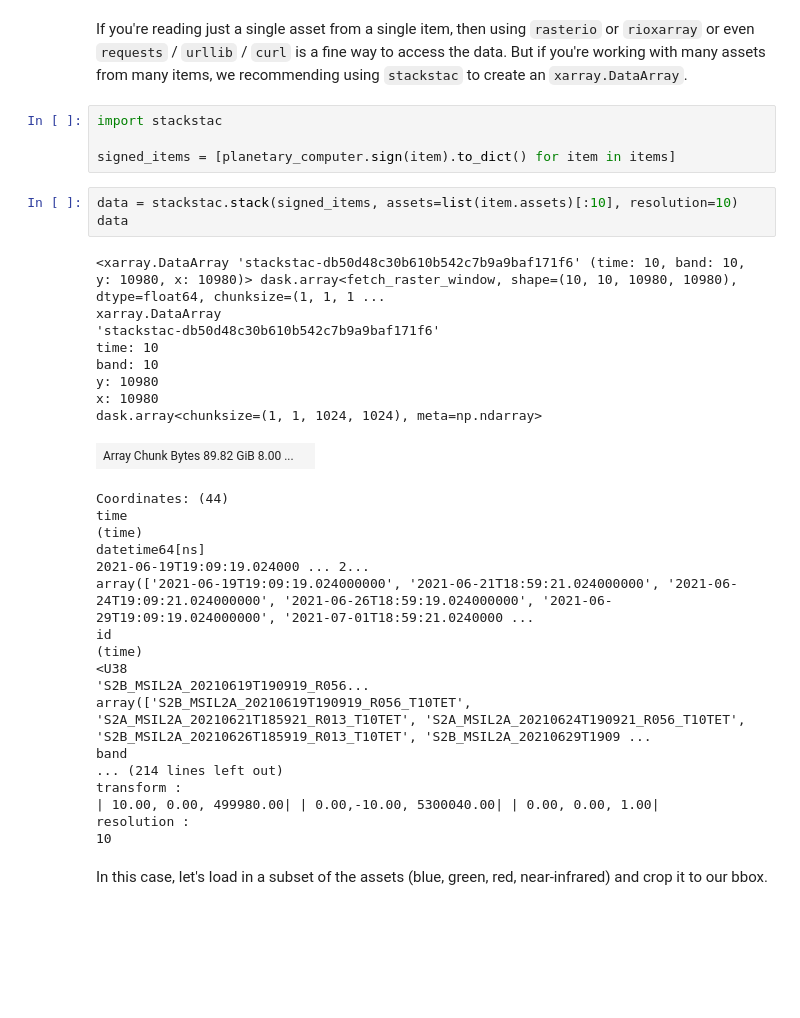
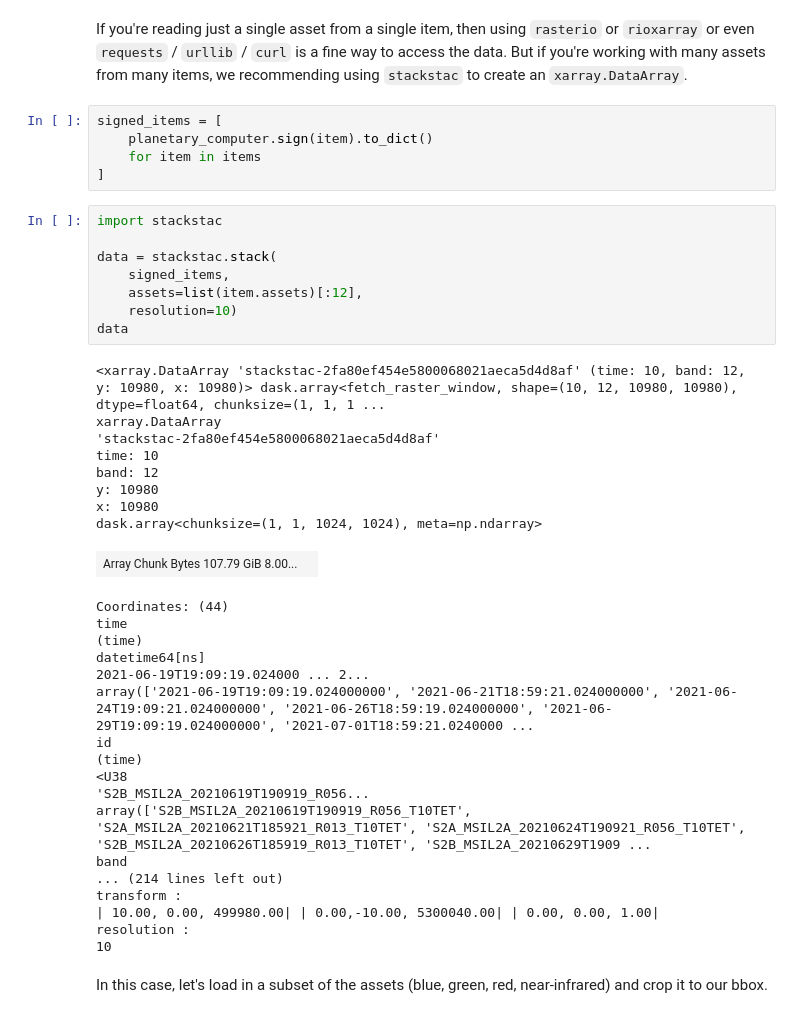
Before and after one commit to TomAugspurger/planetary-computer-deep-dives, a Jupyter notebook: Data Access.ipynb, the cells around one changed output. Saved outputs shown, nothing was run; the diff lists cells and outputs as text; blank space fills up the shorter version.

Commit message:
Added data-acccess

```diff
--- a/Data Access.ipynb
+++ b/Data Access.ipynb
@@ -128,22 +95,28 @@ reader.shape
 # %% [markdown]
 If you're reading just a single asset from a single item, then using `rasterio` or `rioxarray` or even `requests` / `urllib` / `curl` is a fine way to access the data. But if you're working with many assets from many items, we recommending using `stackstac` to create an `xarray.DataArray`.
 # %%
-import stackstac
-
-signed_items = [planetary_computer.sign(item).to_dict() for item in items]
+signed_items = [
+    planetary_computer.sign(item).to_dict()
+    for item in items
+]
 # %%
-data = stackstac.stack(signed_items, assets=list(item.assets)[:10], resolution=10)
+import stackstac
+
+data = stackstac.stack(
+    signed_items,
+    assets=list(item.assets)[:12],
+    resolution=10)
 data
 # %% [output]
-<xarray.DataArray 'stackstac-db50d48c30b610b542c7b9a9baf171f6' (time: 10, band: 10, y: 10980, x: 10980)> dask.array<fetch_raster_window, shape=(10, 10, 10980, 10980), dtype=float64, chunksize=(1, 1, 1 ...
+<xarray.DataArray 'stackstac-2fa80ef454e5800068021aeca5d4d8af' (time: 10, band: 12, y: 10980, x: 10980)> dask.array<fetch_raster_window, shape=(10, 12, 10980, 10980), dtype=float64, chunksize=(1, 1, 1 ...
 xarray.DataArray
-'stackstac-db50d48c30b610b542c7b9a9baf171f6'
+'stackstac-2fa80ef454e5800068021aeca5d4d8af'
 time: 10
-band: 10
+band: 12
 y: 10980
 x: 10980
 dask.array<chunksize=(1, 1, 1024, 1024), meta=np.ndarray>
-| Array Chunk Bytes 89.82 GiB 8.00 ... |  |
+| Array Chunk Bytes 107.79 GiB 8.00... |  |
 Coordinates: (44)
 time
 (time)
```
Also changed, not shown: parts of 17 cells of this notebook.
